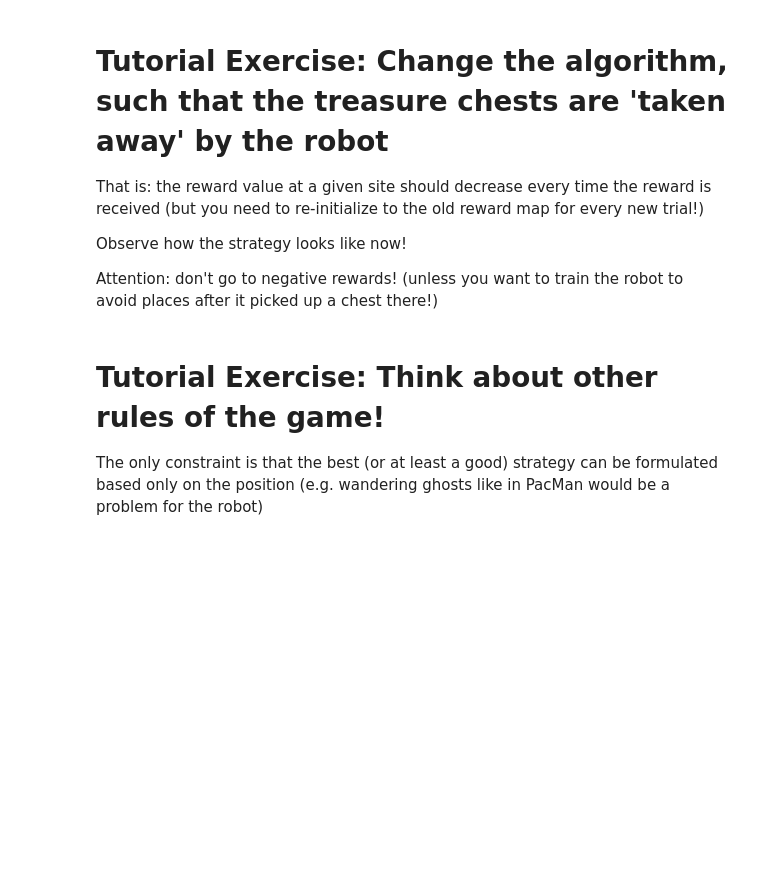
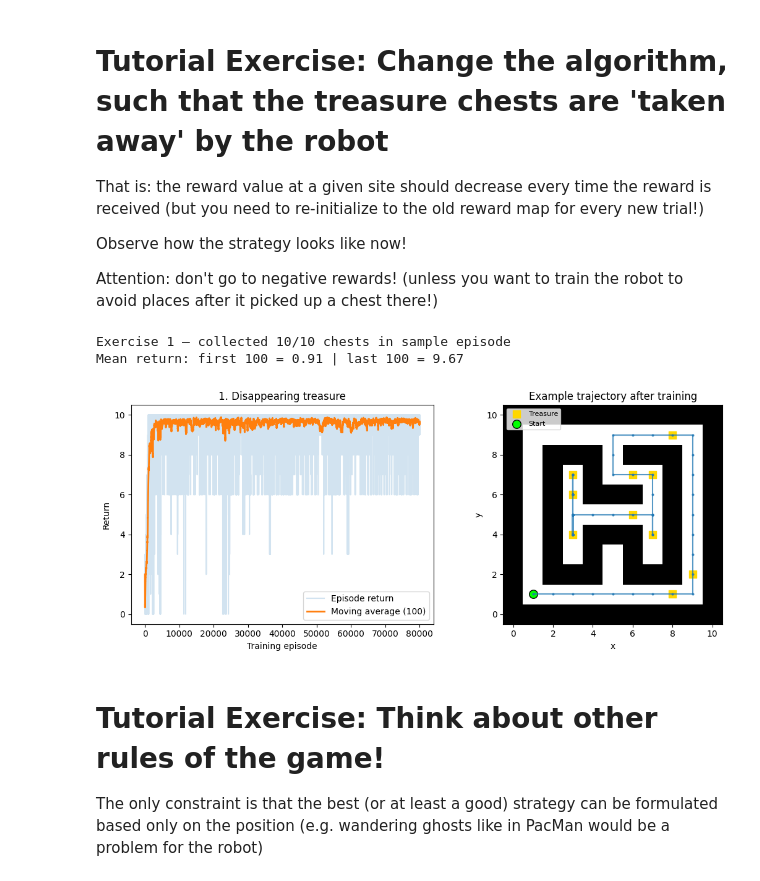
Before and after one commit to sadirs/Machine-Learning-For-Physicists, a Jupyter notebook: lectures/11_reinforcement_learning_fundamentals/07_tutorial_MazePolicyGradient.ipynb, the cells around one changed output. Cells and saved outputs as stored; diff of their text form; code cells hidden in the pictures; blank space fills up the shorter version.

Commit message:
Sync updated reinforcement learning notebooks from Drive

```diff
--- a/lectures/11_reinforcement_learning_fundamentals/07_tutorial_MazePolicyGradient.ipynb
+++ b/lectures/11_reinforcement_learning_fundamentals/07_tutorial_MazePolicyGradient.ipynb
@@ -280,3 +426,58 @@ Attention: don't go to negative rewards! (unless you want to train the robot to
+# %%
+# EXERCISE 1 — Treasure is removed after the first collection each episode
+rng = np.random.default_rng(10)
+M = 11
+world = make_maze(M, seed=12)
+start = (1, 1)
+free = sorted(p for p in reachable(world, start)
+              if p != start and sum(p) >= 7)
+num_chests = min(10, len(free))
+chosen = rng.choice(len(free), size=num_chests, replace=False)
+reward = np.zeros((M, M))
+for i in chosen:
+    reward[free[i]] = 1.0
+
+ntrials = 80000
+nsteps = 80
+eta = 0.015
+policy_z = np.zeros((M, M, 4))
+policy = softmax(policy_z)
+Returns = np.zeros(ntrials)
+
+for trial in range(ntrials):
+    reward_trial = reward.copy()  # RESTORE treasure at the start of each episode
+    pos = start
+    states, actions, rewards = [], [], []
+    for t in range(nsteps):
+        a = int(rng.choice(4, p=policy[pos]))
+        states.append(pos)
+        actions.append(a)
+        pos = next_position(world, pos, a)
+        r = reward_trial[pos]
+        rewards.append(r)
+        reward_trial[pos] = max(0.0, reward_trial[pos] - 1.0)  # collected!
+    Returns[trial] = sum(rewards)
+    policy = update_reinforce(policy_z, policy, states, actions, rewards, eta)
+
+# Sample a trajectory with the final policy (no further learning)
+pos = start
+path = [pos]
+reward_trial = reward.copy()
+collected = 0
+for t in range(nsteps):
+    a = int(rng.choice(4, p=policy[pos]))
+    pos = next_position(world, pos, a)
+    path.append(pos)
+    collected += reward_trial[pos]
+    reward_trial[pos] = 0.0
+print(f'Exercise 1 — collected {int(collected)}/{num_chests} chests in sample episode')
+print('Mean return: first 100 =', round(Returns[:100].mean(), 2),
+      '| last 100 =', round(Returns[-100:].mean(), 2))
+plot_result(world, Returns, path, '1. Disappearing treasure', treasures=reward)
+# %% [output]
+Exercise 1 — collected 10/10 chests in sample episode
+Mean return: first 100 = 0.91 | last 100 = 9.67
+[figure, added]
 # %% [markdown]
 # Tutorial Exercise: Think about other rules of the game!
 
```
Also changed, not shown: parts of 6 cells of this notebook, 1 other file.
